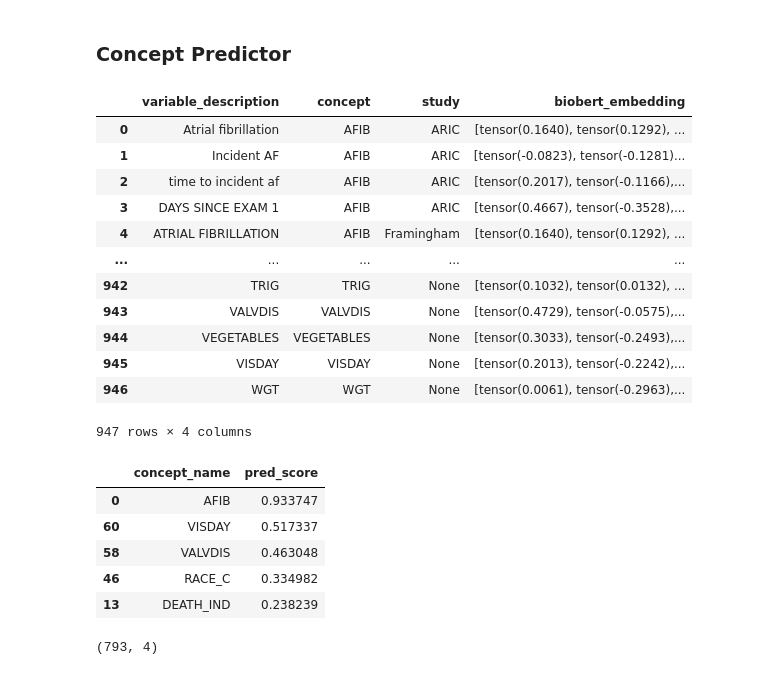
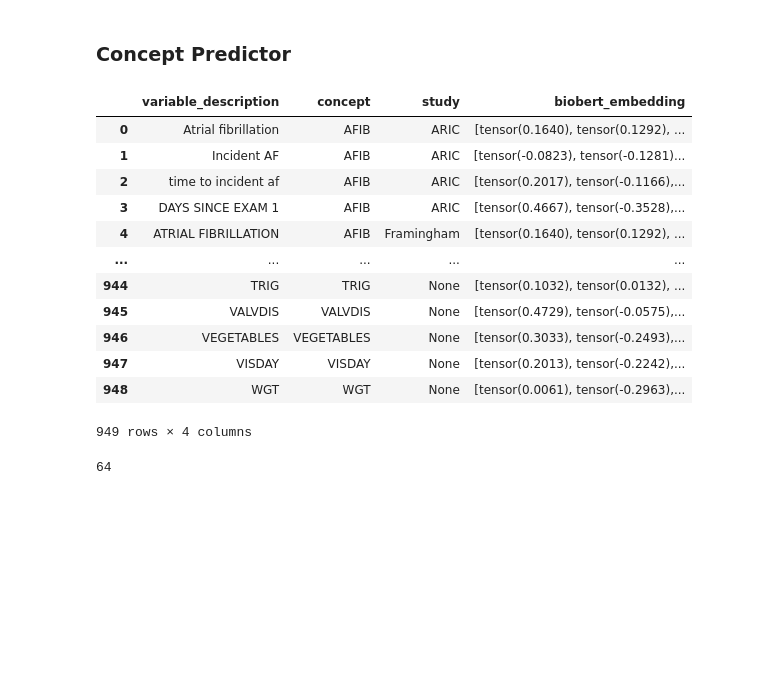
Before and after one commit to duke-harmonization/automated_harmonization, a Jupyter notebook: code/model1_fcn_combined_cohort.ipynb, the cells around one changed output. Cells and saved outputs as stored; diff of their text form; code cells hidden in the pictures; blank space fills up the shorter version.

```diff
--- a/code/model1_fcn_combined_cohort.ipynb
+++ b/code/model1_fcn_combined_cohort.ipynb
@@ -443,26 +447,29 @@ sns.boxplot(data=violin_df, x="predict_proba", y="concept", hue="match")
 # %% [markdown]
 ### Concept Predictor
 # %%
-df_p = pd.read_pickle("/mnt/workspace/pratheek/data/pickle/predictor_data.pkl")
+df_p = pd.read_pickle("/mnt/workspace/data/pickle/predictor_data.pkl")
 df_p = df_p.reset_index(drop=True)
 df_p
 # %% [output]
 |  | variable_description | concept | study | biobert_embedding |
 | 0 | Atrial fibrillation | AFIB | ARIC | [tensor(0.1640), tensor(0.1292), ... |
 | 1 | Incident AF | AFIB | ARIC | [tensor(-0.0823), tensor(-0.1281)... |
 | 2 | time to incident af | AFIB | ARIC | [tensor(0.2017), tensor(-0.1166),... |
 | 3 | DAYS SINCE EXAM 1 | AFIB | ARIC | [tensor(0.4667), tensor(-0.3528),... |
 | 4 | ATRIAL FIBRILLATION | AFIB | Framingham | [tensor(0.1640), tensor(0.1292), ... |
 | ... | ... | ... | ... | ... |
-| 942 | TRIG | TRIG | None | [tensor(0.1032), tensor(0.0132), ... |
-| 943 | VALVDIS | VALVDIS | None | [tensor(0.4729), tensor(-0.0575),... |
-| 944 | VEGETABLES | VEGETABLES | None | [tensor(0.3033), tensor(-0.2493),... |
-| 945 | VISDAY | VISDAY | None | [tensor(0.2013), tensor(-0.2242),... |
-| 946 | WGT | WGT | None | [tensor(0.0061), tensor(-0.2963),... |
+| 944 | TRIG | TRIG | None | [tensor(0.1032), tensor(0.0132), ... |
+| 945 | VALVDIS | VALVDIS | None | [tensor(0.4729), tensor(-0.0575),... |
+| 946 | VEGETABLES | VEGETABLES | None | [tensor(0.3033), tensor(-0.2493),... |
+| 947 | VISDAY | VISDAY | None | [tensor(0.2013), tensor(-0.2242),... |
+| 948 | WGT | WGT | None | [tensor(0.0061), tensor(-0.2963),... |
-947 rows × 4 columns
+949 rows × 4 columns
 # %%
 # prepare the predictor dataset
 df_p_dict = {}
 p_concepts = df_p[df_p['study'] == 'None']['concept'].values
 p_concepts_embeds = df_p[df_p['study'] == 'None']['biobert_embedding'].values
+print(len(p_concepts))
+# %% [output]
+64
 # %%
@@ -476,19 +483,10 @@ df_p_dict[p_var_desc] = (p_var_input1, p_var_input2, p_var_target)
 # %%
-p_pred_score = inf_model(df_p_dict[p_var_desc][0].to('cuda'), df_p_dict[p_var_desc][1].to('cuda')).cpu().squeeze().detach().numpy()
-p_pred_df = pd.DataFrame({
-    'concept_name': p_concepts,
-    'pred_score': p_pred_score
-}).sort_values(by=['pred_score'], ascending=False)
-p_pred_df.head(5)
+# p_pred_score = inf_model(df_p_dict[p_var_desc][0].to('cuda'), df_p_dict[p_var_desc][1].to('cuda')).cpu().squeeze().detach().numpy()
+# p_pred_df = pd.DataFrame({
+#     'concept_name': p_concepts,
+#     'pred_score': p_pred_score
+# }).sort_values(by=['pred_score'], ascending=False)
+# p_pred_df.head(5)
-# %% [output]
-|  | concept_name | pred_score |
-| 0 | AFIB | 0.933747 |
-| 60 | VISDAY | 0.517337 |
-| 58 | VALVDIS | 0.463048 |
-| 46 | RACE_C | 0.334982 |
-| 13 | DEATH_IND | 0.238239 |
 # %%
-df_p = df_p.drop_duplicates(subset=['variable_description'])
-df_p.shape
+# df_p = df_p.drop_duplicates(subset=['variable_description', 'study'])
+# df_p.shape
-# %% [output]
-(793, 4)
```
Also changed, not shown: parts of 15 cells of this notebook, 5 other files.
